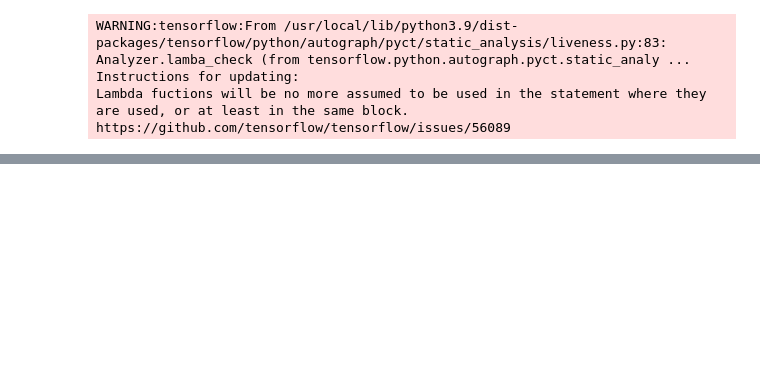
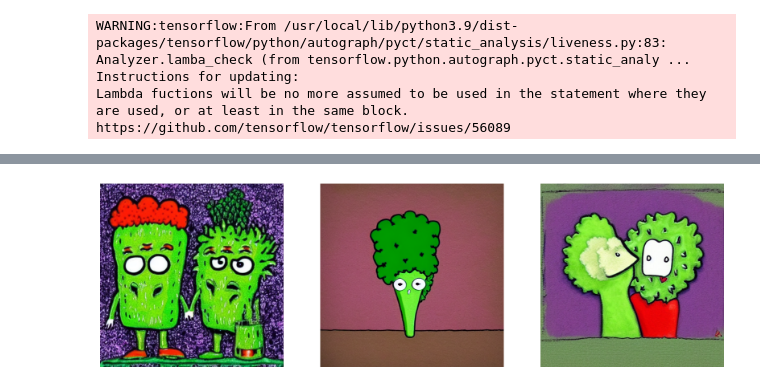
Before and after one commit to tensorflow-project/FineTuning, a Jupyter notebook: four_emotions/image_generation_four_emotions.ipynb, the cells around one changed output, grey strips where cells are left out. Drawn from its saved outputs; the diff is of its cells as text; code cells hidden in the pictures; blank space fills up the shorter version.

```diff
--- a/four_emotions/image_generation_four_emotions.ipynb
+++ b/four_emotions/image_generation_four_emotions.ipynb
@@ -77,7 +82,12 @@ stable_diffusion.text_encoder.set_weights(weights)
 # %%
 ### insert your prompt here
 prompt = f"a {placeholder_token} in love ."
+
 ### choose how many images should be generated
-number = 1
+number = 3
+
 ### choose a seed, use None for random genration
-SEED = 2332
+SEED = None
+
+### if you want you can modify the number of timesteps for generating your Images
+number_steps = 30
@@ -112,9 +94,7 @@ txt.image_generation(prompt, drive_folder, number, stable_diffusion, seed=SEED,
 # %%
-### OR:
 ### generate images and plot them here
-### change seed if you want different images with same weights
 generated = stable_diffusion.text_to_image(
-    prompt , batch_size=number, num_steps=30, seed=SEED
+    prompt , batch_size=number, num_steps=number_steps, seed=SEED
 )
 txt.plot_images(generated)
 # %% [output]
@@ -124,0 +109 @@ Downloading data from https://huggingface.co/fchollet/stable-diffusion/resolve/m
+[figure, added]
```
Also changed, not shown: parts of 7 cells of this notebook.
